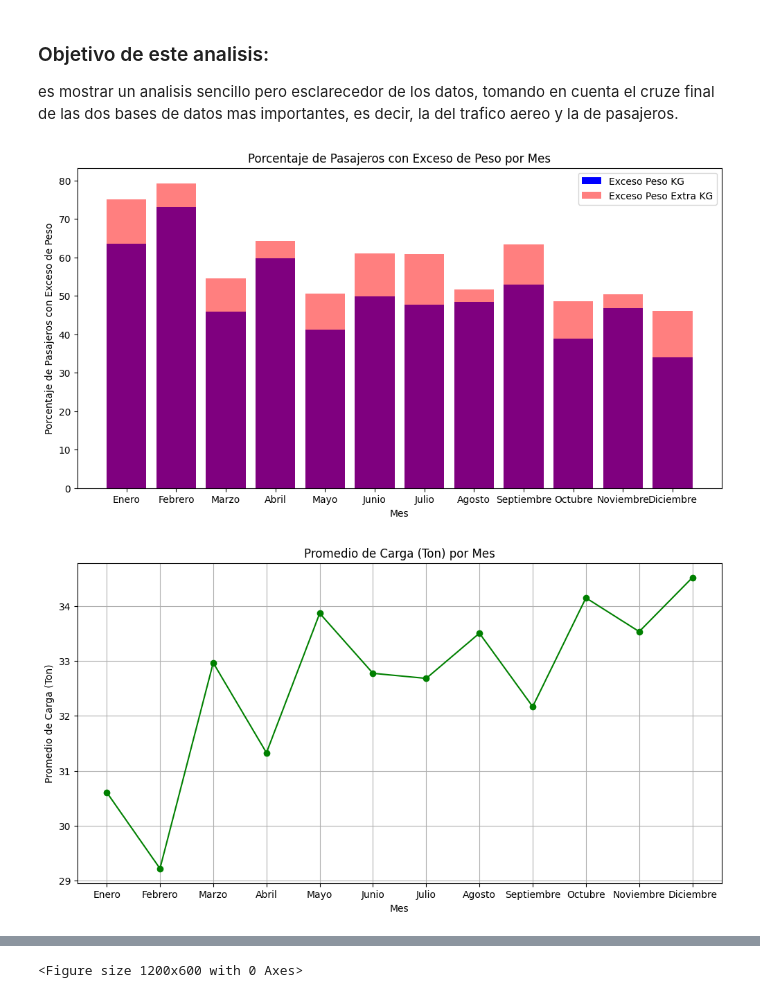
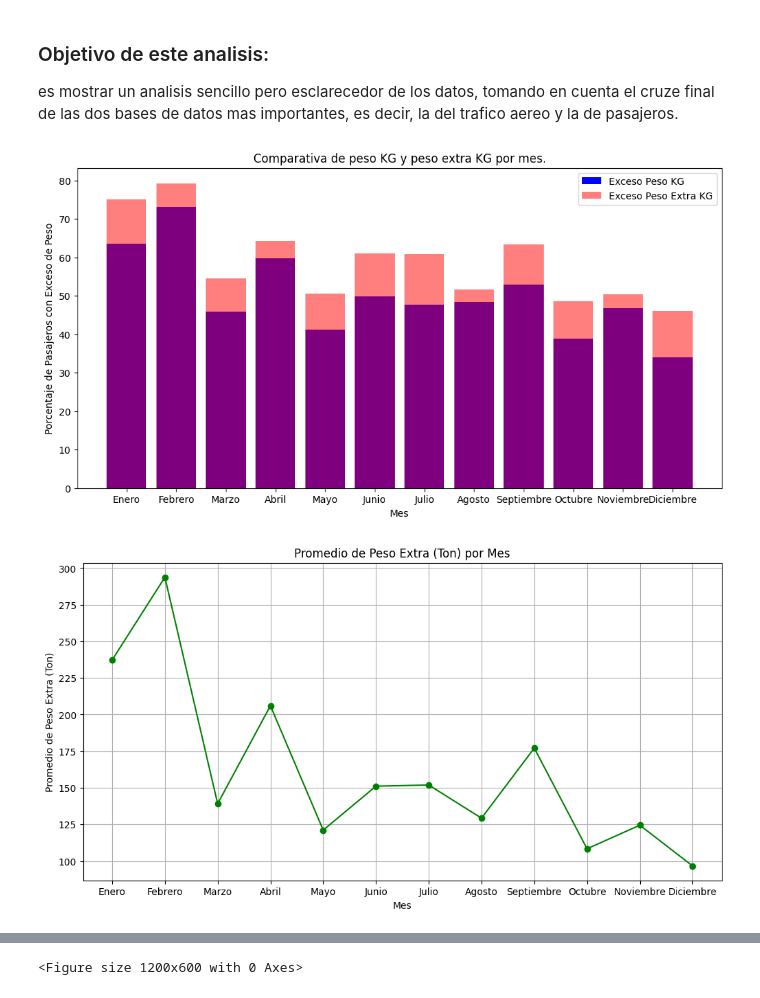
Before and after one commit to fcordovav/Proyecto_INFO147_2024_I, a Jupyter notebook: src/main.ipynb, the cells around one changed output, grey strips where cells are left out. Saved outputs shown, nothing was run; the diff lists cells and outputs as text; code cells hidden in the pictures.

```diff
--- a/src/main.ipynb
+++ b/src/main.ipynb
@@ -204,50 +204,41 @@ plt.bar(porcentaje_exceso_peso['Mes'], porcentaje_exceso_peso['Exceso_peso_kg'],
 plt.bar(porcentaje_exceso_peso['Mes'], porcentaje_exceso_peso['Exceso_peso_extra_kg'], color='r', alpha=0.5, label='Exceso Peso Extra KG')
 
 # Añadir etiquetas y título
 plt.xlabel('Mes')
 plt.ylabel('Porcentaje de Pasajeros con Exceso de Peso')
-plt.title('Porcentaje de Pasajeros con Exceso de Peso por Mes')
+plt.title('Comparativa de peso KG y peso extra KG por mes.')
 plt.legend()
 
 # Mostrar el gráfico
 plt.show()
 
-# Promedio de carga por mes
-promedio_carga_por_mes = df_final.groupby('Mes')['CARGA (Ton)'].mean().reindex(orden_meses)
+# Promedio de peso extra por mes
+promedio_peso_extra_por_mes = df_final.groupby('Mes')['PESO_EXTRA_AVION'].mean().reindex(orden_meses)
 
 # Crear el gráfico de líneas
 plt.figure(figsize=(12, 6))
-plt.plot(promedio_carga_por_mes.index, promedio_carga_por_mes.values, marker='o', linestyle='-', color='green')
+plt.plot(promedio_peso_extra_por_mes.index, promedio_peso_extra_por_mes.values, marker='o', linestyle='-', color='green')
 plt.xlabel('Mes')
-plt.ylabel('Promedio de Carga (Ton)')
-plt.title('Promedio de Carga (Ton) por Mes')
-plt.grid(True)
-plt.show()
-
-# Relación entre el Número de Pasajeros y la Carga Total
-plt.figure(figsize=(10, 6))
-plt.scatter(df_final['PASAJEROS'], df_final['CARGA (Ton)'], alpha=0.7, color='purple')
-plt.xlabel('Número de Pasajeros')
-plt.ylabel('Carga (Ton)')
-plt.title('Relación entre el Número de Pasajeros y la Carga Total')
+plt.ylabel('Promedio de Peso Extra (Ton)')
+plt.title('Promedio de Peso Extra (Ton) por Mes')
 plt.grid(True)
 plt.show()
 
 sumas_por_mes = df_final.groupby('Mes')[['PESO_P_AVION', 'PESO_EXTRA_AVION']].sum()
 
 plt.figure(figsize=(12, 6))
 sumas_por_mes.plot(kind='bar', color=['blue', 'orange'])
 plt.xlabel('Mes')
 plt.ylabel('Suma Total')
 plt.title('Comparativa entre Peso de avion y peso extra respecto al avion por Mes')
 plt.xticks(rotation=45)
 plt.legend(title='Tipo de Peso')
 plt.grid(axis='y', linestyle='--', alpha=0.7)
 plt.tight_layout()
 plt.show()
 # %% [output]
-[figure, old version]
+[figure, new version]
-[figure, old version]
+[figure, new version]
 [figure]
 <Figure size 1200x600 with 0 Axes>
 [figure]
```
